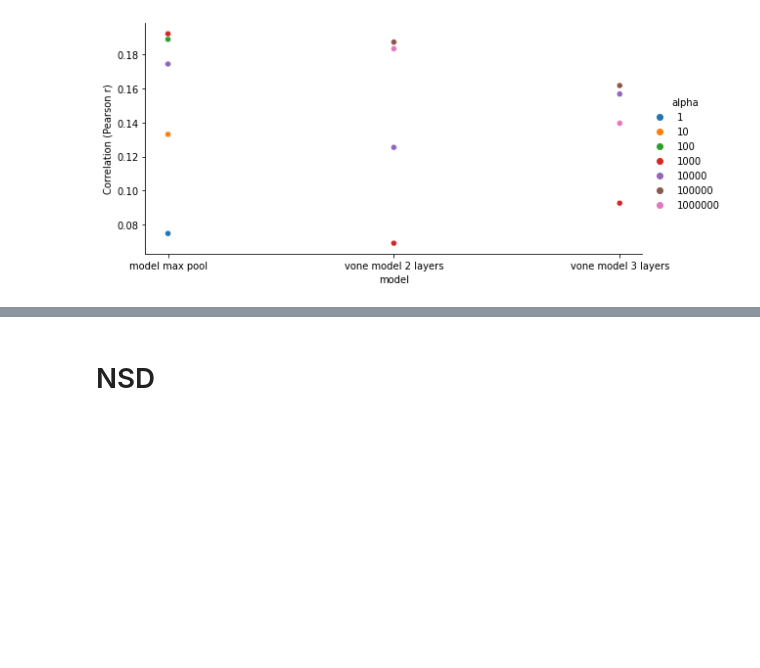
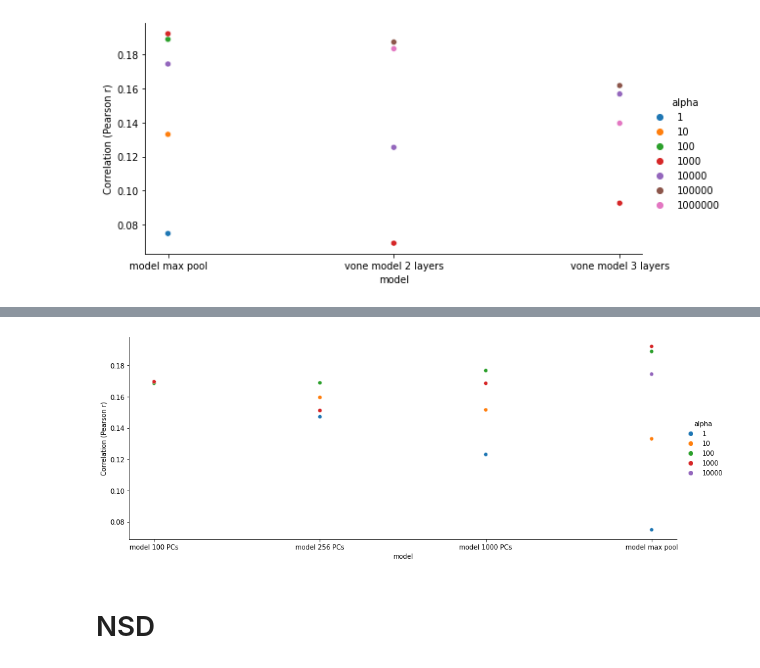
Before and after one commit to akazemian/untrained_models_of_visual_cortex, a Jupyter notebook: plots/plot_encoding_performance.ipynb, the cells around one changed output, grey strips where cells are left out. Cells and saved outputs as stored; diff of their text form; code cells hidden in the pictures; blank space fills up the shorter version.

```diff
--- a/plots/plot_encoding_performance.ipynb
+++ b/plots/plot_encoding_performance.ipynb
@@ -373,3 +482,68 @@ _pca.components_.shape
+# %%
+dataset = 'naturalscenes'
+region = 'V4'
+mode = 'train'
+
+data_dict = {
+            'model 100 PCs':{
+                'iden':'model',
+                'layers': ['last'],
+                'preprocess':Preprocess(im_size=96).PreprocessRGB,
+                'num_layers':3,
+                'num_features':10000,
+                'pca':True,
+                'num_pca_components':100,
+                'pca_dataset':'nsd',
+                'max_pool':False,
+                'alphas':[10**i for i in range(4)],
+                },
+
+
+            'model 256 PCs':{
+                'iden':'model',
+                'layers': ['last'],
+                'preprocess':Preprocess(im_size=96).PreprocessRGB,
+                'num_layers':3,
+                'num_features':10000,
+                'pca':True,
+                'num_pca_components':256,
+                'pca_dataset':'nsd',
+                'max_pool':False,
+                'alphas':[10**i for i in range(4)],
+                },
+
+
+                'model 1000 PCs':{
+                'iden':'model',
+                'layers': ['last'],
+                'preprocess':Preprocess(im_size=96).PreprocessRGB,
+                'num_layers':3,
+                'num_features':10000,
+                'pca':True,
+                'num_pca_components':1000,
+                'pca_dataset':'nsd',
+                'max_pool':False,
+                'alphas':[10**i for i in range(4)],
+                },
+
+
+             'model max pool':{
+                'iden':'model',
+                'layers': ['last'],
+                'preprocess':Preprocess(im_size=96).PreprocessGS,
+                'num_layers':3,
+                'num_features':10000,
+                'pca':False,
+                'max_pool':True,
+                'alphas':[10**i for i in range(5)],
+                'name':'alexnet_u_wide_maxpool'
+                },
+}
+
+
+plot_data_means(data_dict, dataset, region, mode, file_name='model normal pca',show_legend=False)
+# %% [output]
+[figure, added]
 # %% [markdown]
 # NSD
 # %%
```
Also changed, not shown: parts of 8 cells of this notebook, 10 other files.
